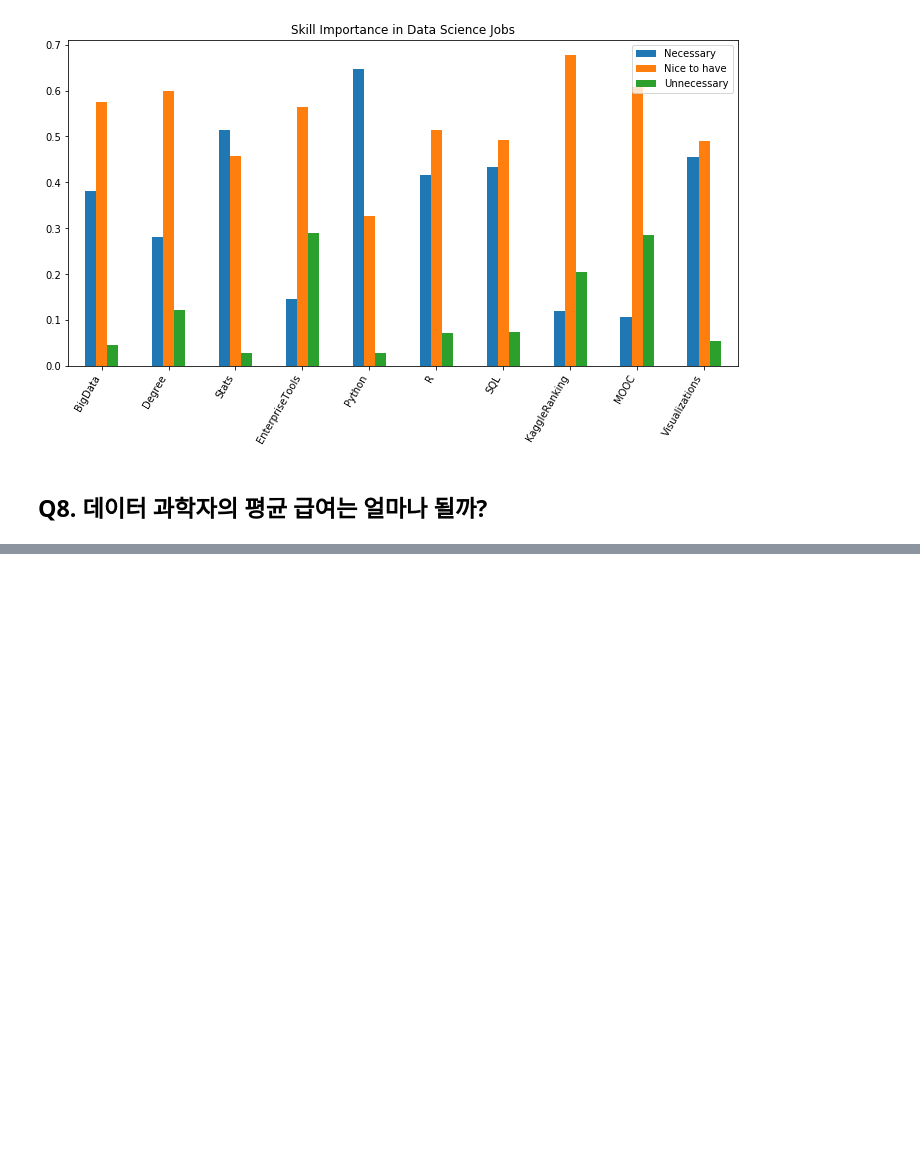
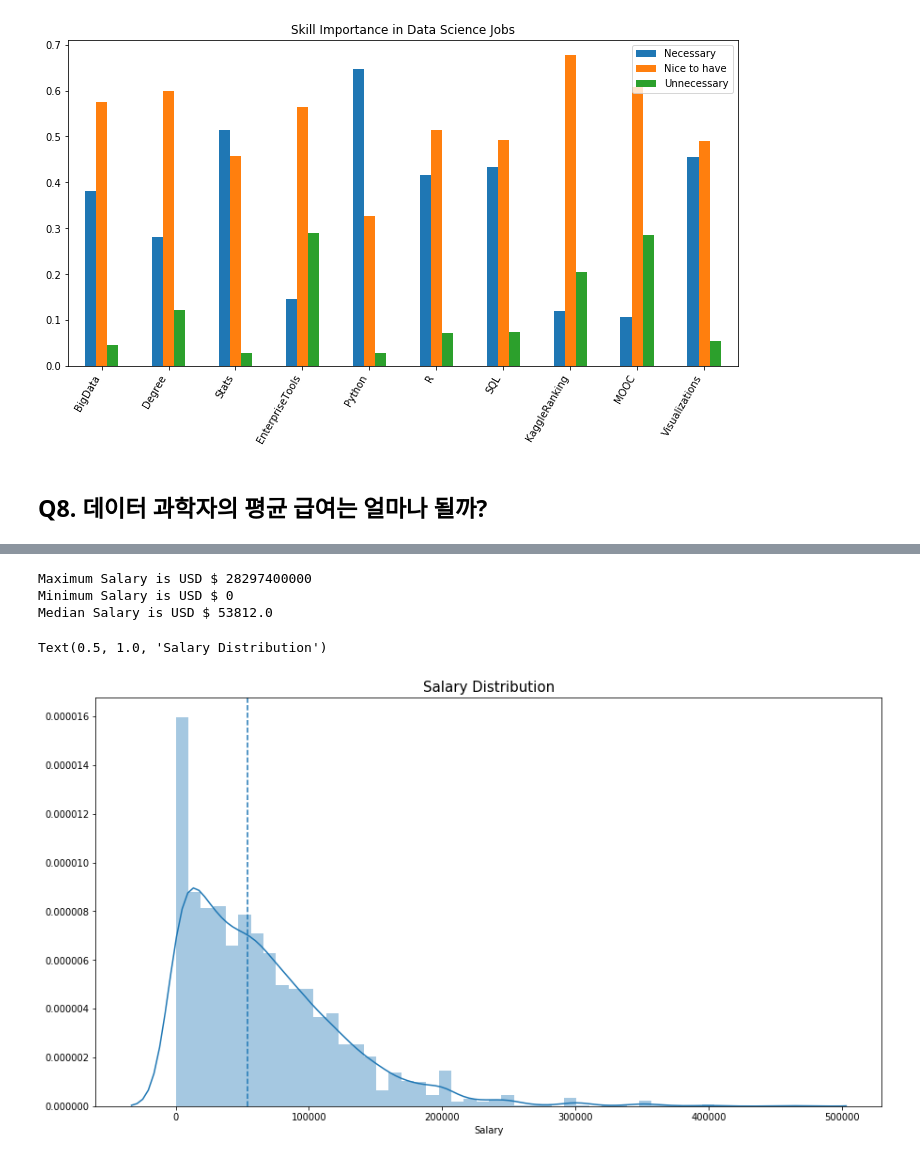
Before and after one commit to takkmj/hello_world, a Jupyter notebook: kaggle_survey_2017/survey_2017_practice.ipynb, the cells around one changed output, grey strips where cells are left out. Saved outputs shown, nothing was run; the diff lists cells and outputs as text; code cells hidden in the pictures; blank space fills up the shorter version.

```diff
--- a/kaggle_survey_2017/survey_2017_practice.ipynb
+++ b/kaggle_survey_2017/survey_2017_practice.ipynb
@@ -671,14 +673,14 @@ plt.xticks(rotation=60, ha='right')
 # %%
-# mcr['CompensationAmount'] = mcr['CompensationAmount'].str.replace(',','')
-# mcr['CompensationAmount'] = mcr['CompensationAmount'].str.replace('-','')
+mcr['CompensationAmount'] = mcr['CompensationAmount'].str.replace(',','')
+mcr['CompensationAmount'] = mcr['CompensationAmount'].str.replace('-','')
 
-# # 환율계산을 위한 정보 가져오기
-# rates = pd.read_csv('data/conversionRates.csv')
-# rates.drop('Unnamed: 0',axis=1, inplace=True)
+# 환율계산을 위한 정보 가져오기
+rates = pd.read_csv('data/conversionRates.csv')
+rates.drop('Unnamed: 0',axis=1, inplace=True)
 
-# salary = mcq[['CompensationAmount','CompensationCurrency','GenderSelect','Country','CurrentJobTitleSelect']].dropna()
+salary = mcr[['CompensationAmount','CompensationCurrency','GenderSelect','Country','CurrentJobTitleSelect']].dropna()
 
-# salary = salary.merge(rates,left_on='CompensationCurrency', right_on='originCountry', how='left')
-# salary['Salary'] = pd.to_numeric(salary['CompensationAmount']) * salary['exchangeRate']
+salary = salary.merge(rates, left_on='CompensationCurrency', right_on='originCountry', how='left')
+salary['Salary'] = pd.to_numeric(salary['CompensationAmount']) * salary['exchangeRate']
 
-# salary.head()
+salary.head()
@@ -684,0 +694,20 @@ plt.xticks(rotation=60, ha='right')
+# %%
+print('Maximum Salary is USD $', salary['Salary'].dropna().astype(int).max())
+print('Minimum Salary is USD $', salary['Salary'].dropna().astype(int).min())
+print('Median Salary is USD $', salary['Salary'].dropna().astype(int).median())
+# %% [output]
+Maximum Salary is USD $ 28297400000
+Minimum Salary is USD $ 0
+Median Salary is USD $ 53812.0
+# %%
+plt.subplots(figsize=(15, 8))
+
+salary = salary[salary['Salary']<500000]
+
+sns.distplot(salary['Salary'])
+
+plt.axvline(salary['Salary'].median(), linestyle='dashed')
+plt.title('Salary Distribution',size=15)
+# %% [output]
+Text(0.5, 1.0, 'Salary Distribution')
+[figure, added]
```
Also changed, not shown: parts of 47 cells of this notebook.
